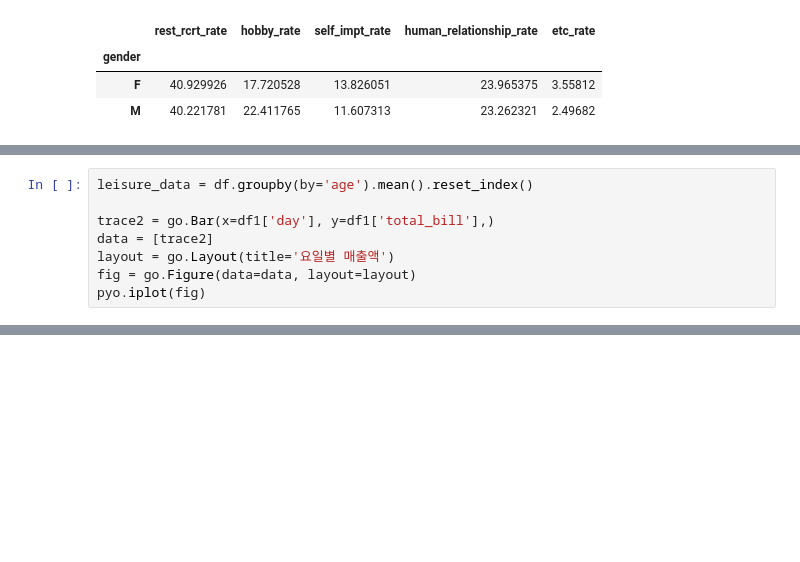
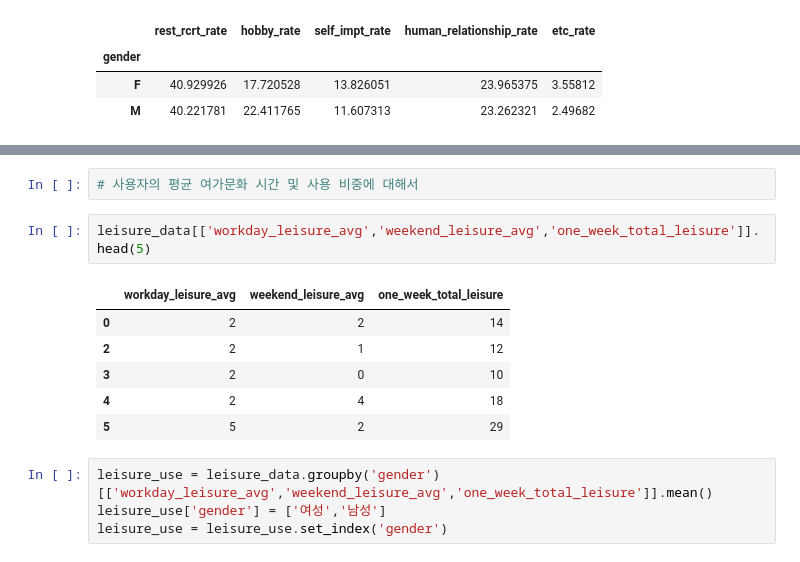
Before and after one commit to yugyeong1/streamlit_leisure_app, a Jupyter notebook: leisure_data.ipynb, the cells around one changed output, grey strips where cells are left out. Cells and saved outputs as stored; diff of their text form; blank space fills up the shorter version.

```diff
--- a/leisure_data.ipynb
+++ b/leisure_data.ipynb
@@ -398,8 +331,0 @@ NameError: name 'go' is not defined
-# %%
-leisure_data = df.groupby(by='age').mean().reset_index()
-
-trace2 = go.Bar(x=df1['day'], y=df1['total_bill'],)
-data = [trace2]
-layout = go.Layout(title='요일별 매출액')
-fig = go.Figure(data=data, layout=layout)
-pyo.iplot(fig)
@@ -407,0 +376,15 @@ IndentationError: unexpected indent (98425027.py, line 3)
+# %%
+# 사용자의 평균 여가문화 시간 및 사용 비중에 대해서
+# %%
+leisure_data[['workday_leisure_avg','weekend_leisure_avg','one_week_total_leisure']].head(5)
+# %% [output]
+|  | workday_leisure_avg | weekend_leisure_avg | one_week_total_leisure |
+| 0 | 2 | 2 | 14 |
+| 2 | 2 | 1 | 12 |
+| 3 | 2 | 0 | 10 |
+| 4 | 2 | 4 | 18 |
+| 5 | 5 | 2 | 29 |
+# %%
+leisure_use = leisure_data.groupby('gender')[['workday_leisure_avg','weekend_leisure_avg','one_week_total_leisure']].mean()
+leisure_use['gender'] = ['여성','남성']
+leisure_use = leisure_use.set_index('gender')
```
Also changed, not shown: parts of 37 cells of this notebook, 2 other files.
